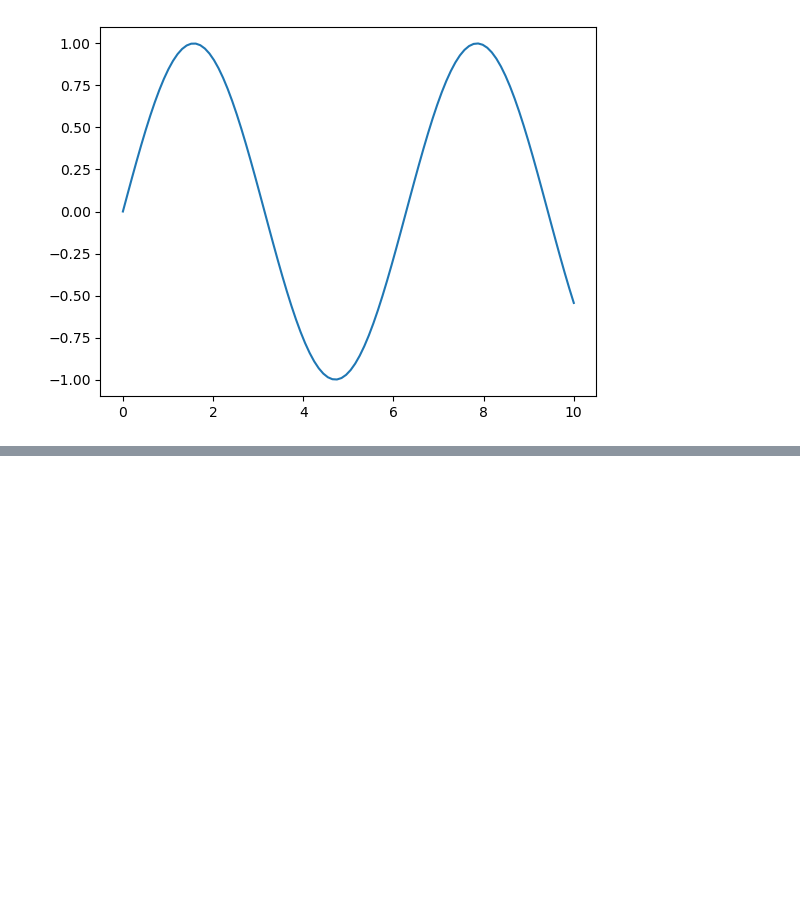
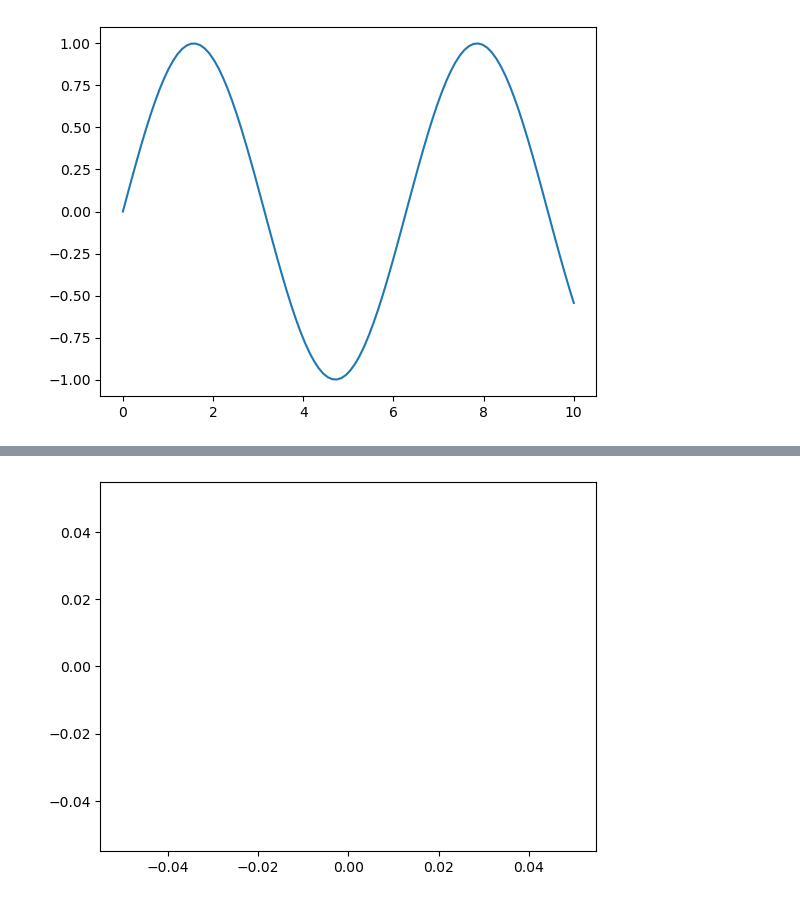
Before and after one commit to JuanPujol81/DataScience-IACourse, a Jupyter notebook: MatPlotLibIntro.ipynb, the cells around one changed output, grey strips where cells are left out. Drawn from its saved outputs; the diff is of its cells as text; code cells hidden in the pictures; blank space fills up the shorter version.

```diff
--- a/MatPlotLibIntro.ipynb
+++ b/MatPlotLibIntro.ipynb
@@ -12,0 +68,6 @@ plt.plot(x, y);
+# %%
+#It is the same as the previous one
+plt.plot()
+plt.show()
+# %% [output]
+[figure, added]
```
Also changed, not shown: parts of 22 cells of this notebook, 5 other files.
